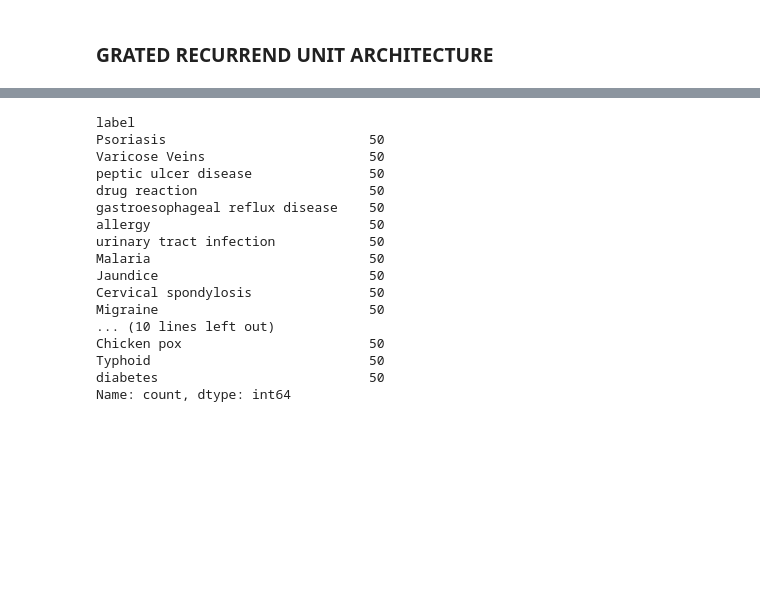
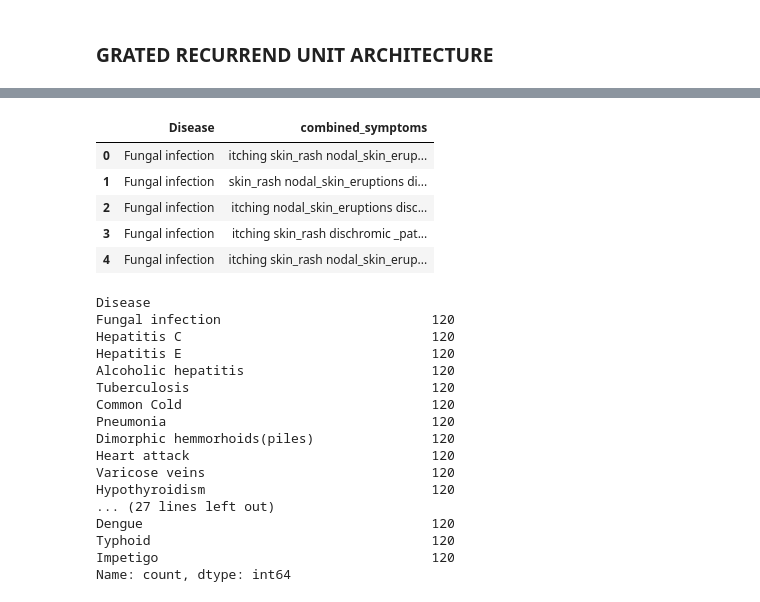
Before and after one commit to nithxvi/Kuppa, a Jupyter notebook: M3 - GRU.ipynb, the cells around one changed output, grey strips where cells are left out. Drawn from its saved outputs; the diff is of its cells as text; code cells hidden in the pictures; blank space fills up the shorter version.

```diff
--- a/M3 - GRU.ipynb
+++ b/M3 - GRU.ipynb
@@ -24,0 +31,10 @@ Data.tail()
+# %%
+Data = Data.drop(Data.columns[1:-1], axis=1)
+Data.head()
+# %% [output]
+|  | Disease | combined_symptoms |
+| 0 | Fungal infection | itching skin_rash nodal_skin_erup... |
+| 1 | Fungal infection | skin_rash nodal_skin_eruptions di... |
+| 2 | Fungal infection | itching nodal_skin_eruptions disc... |
+| 3 | Fungal infection | itching skin_rash dischromic _pat... |
+| 4 | Fungal infection | itching skin_rash nodal_skin_erup... |
@@ -25,21 +43,21 @@ Data.tail()
 # %%
-Data['label'].value_counts()
+Data['Disease'].value_counts()
 # %% [output]
-label
-Psoriasis                          50
-Varicose Veins                     50
-peptic ulcer disease               50
-drug reaction                      50
-gastroesophageal reflux disease    50
-allergy                            50
-urinary tract infection            50
-Malaria                            50
-Jaundice                           50
-Cervical spondylosis               50
-Migraine                           50
-... (10 lines left out)
-Chicken pox                        50
-Typhoid                            50
-diabetes                           50
+Disease
+Fungal infection                           120
+Hepatitis C                                120
+Hepatitis E                                120
+Alcoholic hepatitis                        120
+Tuberculosis                               120
+Common Cold                                120
+Pneumonia                                  120
+Dimorphic hemmorhoids(piles)               120
+Heart attack                               120
+Varicose veins                             120
+Hypothyroidism                             120
+... (27 lines left out)
+Dengue                                     120
+Typhoid                                    120
+Impetigo                                   120
 Name: count, dtype: int64
 # %%
```
Also changed, not shown: parts of 20 cells of this notebook, 4 other files.
